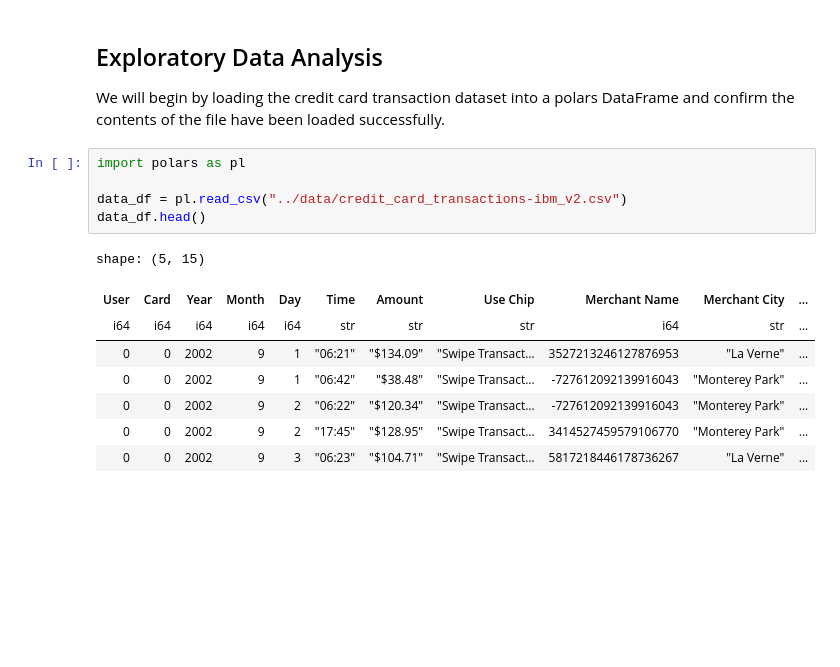
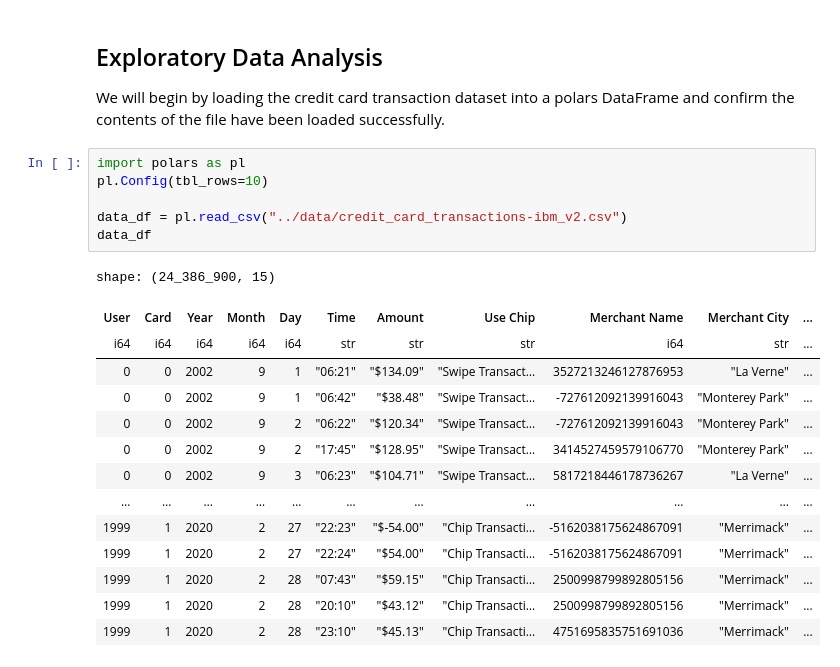
Before and after one commit to Underdoge/fraud-detection, a Jupyter notebook: notebooks/fraud_detection.ipynb, the cells around one changed output. Drawn from its saved outputs; the diff is of its cells as text; blank space fills up the shorter version.

```diff
--- a/notebooks/fraud_detection.ipynb
+++ b/notebooks/fraud_detection.ipynb
@@ -65,18 +65,25 @@ For deploying our model we will use BentoML, because it provides a very robust f
 We will begin by loading the credit card transaction dataset into a polars DataFrame and confirm the contents of the file have been loaded successfully.
 # %%
 import polars as pl
+pl.Config(tbl_rows=10)
 
 data_df = pl.read_csv("../data/credit_card_transactions-ibm_v2.csv")
-data_df.head()
+data_df
 # %% [output]
-shape: (5, 15)
+shape: (24_386_900, 15)
 | User | Card | Year | Month | Day | Time | Amount | Use Chip | Merchant Name | Merchant City | ... |
 | i64 | i64 | i64 | i64 | i64 | str | str | str | i64 | str | ... |
 | 0 | 0 | 2002 | 9 | 1 | "06:21" | "$134.09" | "Swipe Transact… | 3527213246127876953 | "La Verne" | ... |
 | 0 | 0 | 2002 | 9 | 1 | "06:42" | "$38.48" | "Swipe Transact… | -727612092139916043 | "Monterey Park" | ... |
 | 0 | 0 | 2002 | 9 | 2 | "06:22" | "$120.34" | "Swipe Transact… | -727612092139916043 | "Monterey Park" | ... |
 | 0 | 0 | 2002 | 9 | 2 | "17:45" | "$128.95" | "Swipe Transact… | 3414527459579106770 | "Monterey Park" | ... |
 | 0 | 0 | 2002 | 9 | 3 | "06:23" | "$104.71" | "Swipe Transact… | 5817218446178736267 | "La Verne" | ... |
+| … | … | … | … | … | … | … | … | … | … | ... |
+| 1999 | 1 | 2020 | 2 | 27 | "22:23" | "$-54.00" | "Chip Transacti… | -5162038175624867091 | "Merrimack" | ... |
+| 1999 | 1 | 2020 | 2 | 27 | "22:24" | "$54.00" | "Chip Transacti… | -5162038175624867091 | "Merrimack" | ... |
+| 1999 | 1 | 2020 | 2 | 28 | "07:43" | "$59.15" | "Chip Transacti… | 2500998799892805156 | "Merrimack" | ... |
+| 1999 | 1 | 2020 | 2 | 28 | "20:10" | "$43.12" | "Chip Transacti… | 2500998799892805156 | "Merrimack" | ... |
+| 1999 | 1 | 2020 | 2 | 28 | "23:10" | "$45.13" | "Chip Transacti… | 4751695835751691036 | "Merrimack" | ... |
 # %% [markdown]
 First we can identify a few columns that need some work.
 - The Time column needs to be transformed into "Hour" and "Minute" columns, instead of a string.
```
Also changed, not shown: parts of 34 cells of this notebook, 1 other file.
